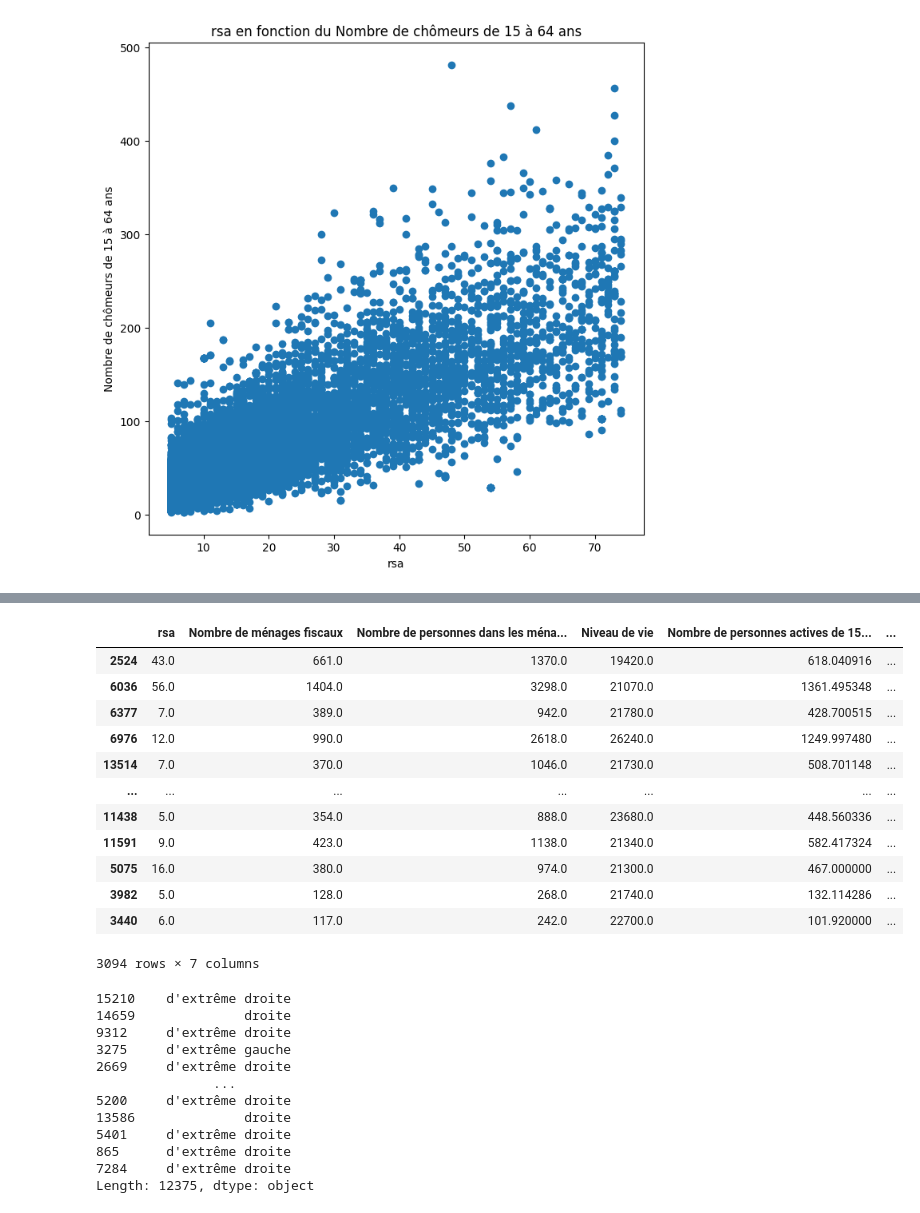
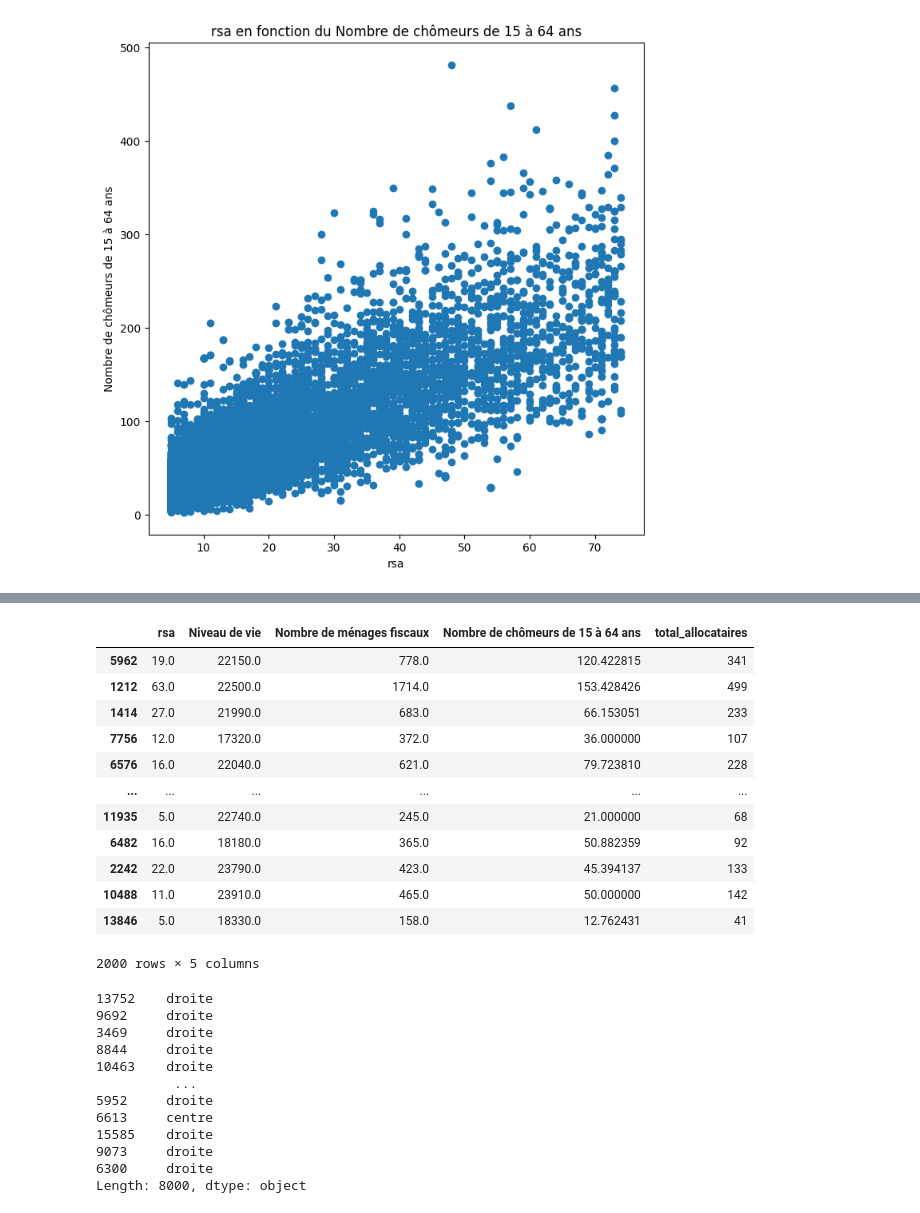
Before and after one commit to marintosti12/MSPR-Data, a Jupyter notebook: IA.ipynb, the cells around one changed output, grey strips where cells are left out. Saved outputs shown, nothing was run; the diff lists cells and outputs as text; code cells hidden in the pictures.

```diff
--- a/IA.ipynb
+++ b/IA.ipynb
@@ -103,42 +122,45 @@ plt.scatter(df["rsa"], df["Nombre de chômeurs de 15 à 64 ans"])
 # %%
 from sklearn.model_selection import train_test_split
+from sklearn.utils import resample
 
-X = df.drop(["d'extrême droite", "d'extrême gauche", "gauche", "droite"], axis=1)
-Y = df[["d'extrême droite", "d'extrême gauche", "gauche", "droite"]]
+X = df.drop(["gauche", "droite", "centre"], axis=1)
+Y = df[["gauche", "droite", "centre"]]
+
+X_resampled, y_resampled = resample(X, Y, n_samples=10000, replace=True, random_state=42)
 
 
-x_train, x_test, y_train, y_test = train_test_split(X, Y, test_size=0.2, random_state=42)
+x_train, x_test, y_train, y_test = train_test_split(X_resampled, y_resampled, test_size=0.2, random_state=42)
 
 # Convertir Y en un tableau 1D
 y_train = y_train.idxmax(axis=1)
 y_test = y_test.idxmax(axis=1)
 
 display(x_test)
 display(y_train)
 display(y_test)
 # %% [output]
-|  | rsa | Nombre de ménages fiscaux | Nombre de personnes dans les ména... | Niveau de vie | Nombre de personnes actives de 15... | ... |
-| 2524 | 43.0 | 661.0 | 1370.0 | 19420.0 | 618.040916 | ... |
-| 6036 | 56.0 | 1404.0 | 3298.0 | 21070.0 | 1361.495348 | ... |
-| 6377 | 7.0 | 389.0 | 942.0 | 21780.0 | 428.700515 | ... |
-| 6976 | 12.0 | 990.0 | 2618.0 | 26240.0 | 1249.997480 | ... |
-| 13514 | 7.0 | 370.0 | 1046.0 | 21730.0 | 508.701148 | ... |
-| ... | ... | ... | ... | ... | ... | ... |
-| 11438 | 5.0 | 354.0 | 888.0 | 23680.0 | 448.560336 | ... |
-| 11591 | 9.0 | 423.0 | 1138.0 | 21340.0 | 582.417324 | ... |
-| 5075 | 16.0 | 380.0 | 974.0 | 21300.0 | 467.000000 | ... |
-| 3982 | 5.0 | 128.0 | 268.0 | 21740.0 | 132.114286 | ... |
-| 3440 | 6.0 | 117.0 | 242.0 | 22700.0 | 101.920000 | ... |
+|  | rsa | Niveau de vie | Nombre de ménages fiscaux | Nombre de chômeurs de 15 à 64 ans | total_allocataires |
+| 5962 | 19.0 | 22150.0 | 778.0 | 120.422815 | 341 |
+| 1212 | 63.0 | 22500.0 | 1714.0 | 153.428426 | 499 |
+| 1414 | 27.0 | 21990.0 | 683.0 | 66.153051 | 233 |
+| 7756 | 12.0 | 17320.0 | 372.0 | 36.000000 | 107 |
+| 6576 | 16.0 | 22040.0 | 621.0 | 79.723810 | 228 |
+| ... | ... | ... | ... | ... | ... |
+| 11935 | 5.0 | 22740.0 | 245.0 | 21.000000 | 68 |
+| 6482 | 16.0 | 18180.0 | 365.0 | 50.882359 | 92 |
+| 2242 | 22.0 | 23790.0 | 423.0 | 45.394137 | 133 |
+| 10488 | 11.0 | 23910.0 | 465.0 | 50.000000 | 142 |
+| 13846 | 5.0 | 18330.0 | 158.0 | 12.762431 | 41 |
-3094 rows × 7 columns
+2000 rows × 5 columns
-15210    d'extrême droite
-14659              droite
-9312     d'extrême droite
-3275     d'extrême gauche
-2669     d'extrême droite
-               ...
-5200     d'extrême droite
-13586              droite
-5401     d'extrême droite
-865      d'extrême droite
-7284     d'extrême droite
-Length: 12375, dtype: object
+13752    droite
+9692     droite
+3469     droite
+8844     droite
+10463    droite
+          ...
+5952     droite
+6613     centre
+15585    droite
+9073     droite
+6300     droite
+Length: 8000, dtype: object
```
Also changed, not shown: parts of 14 cells of this notebook, 1 other file.
